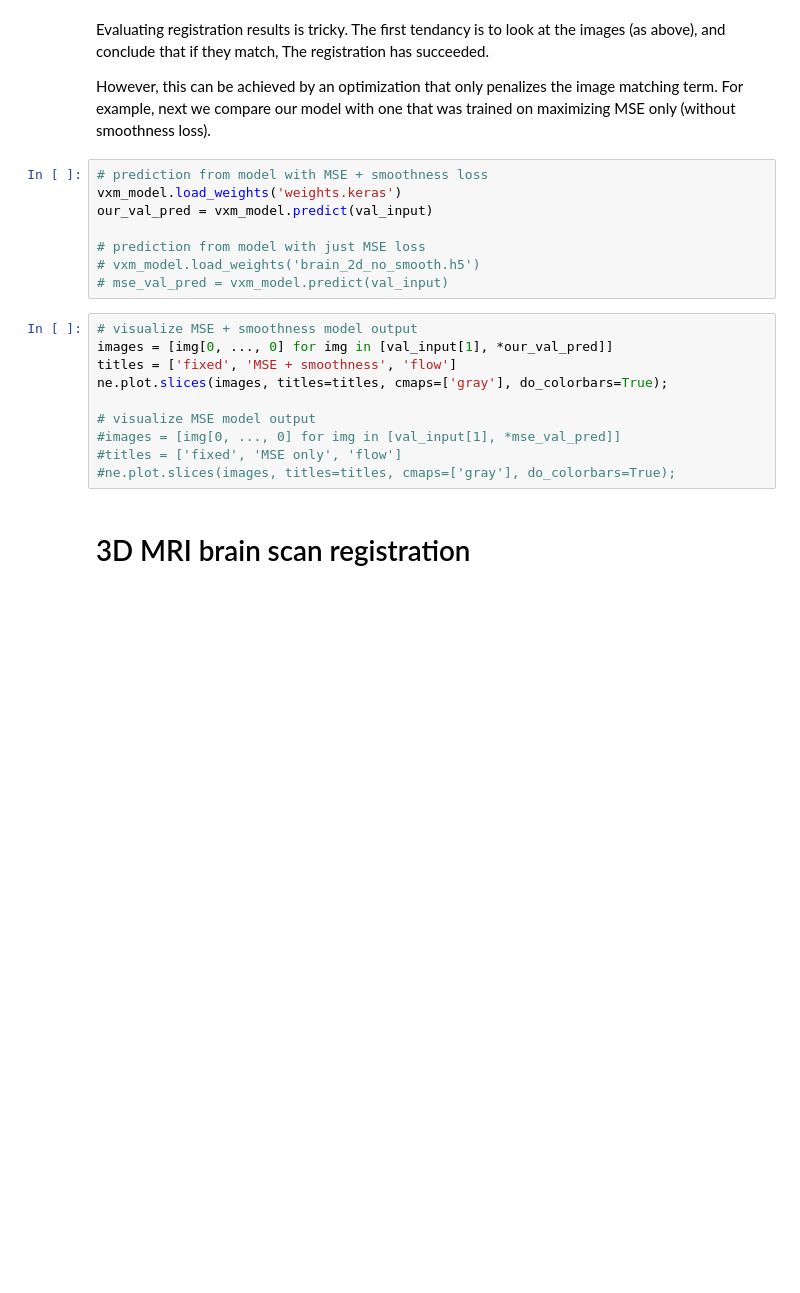
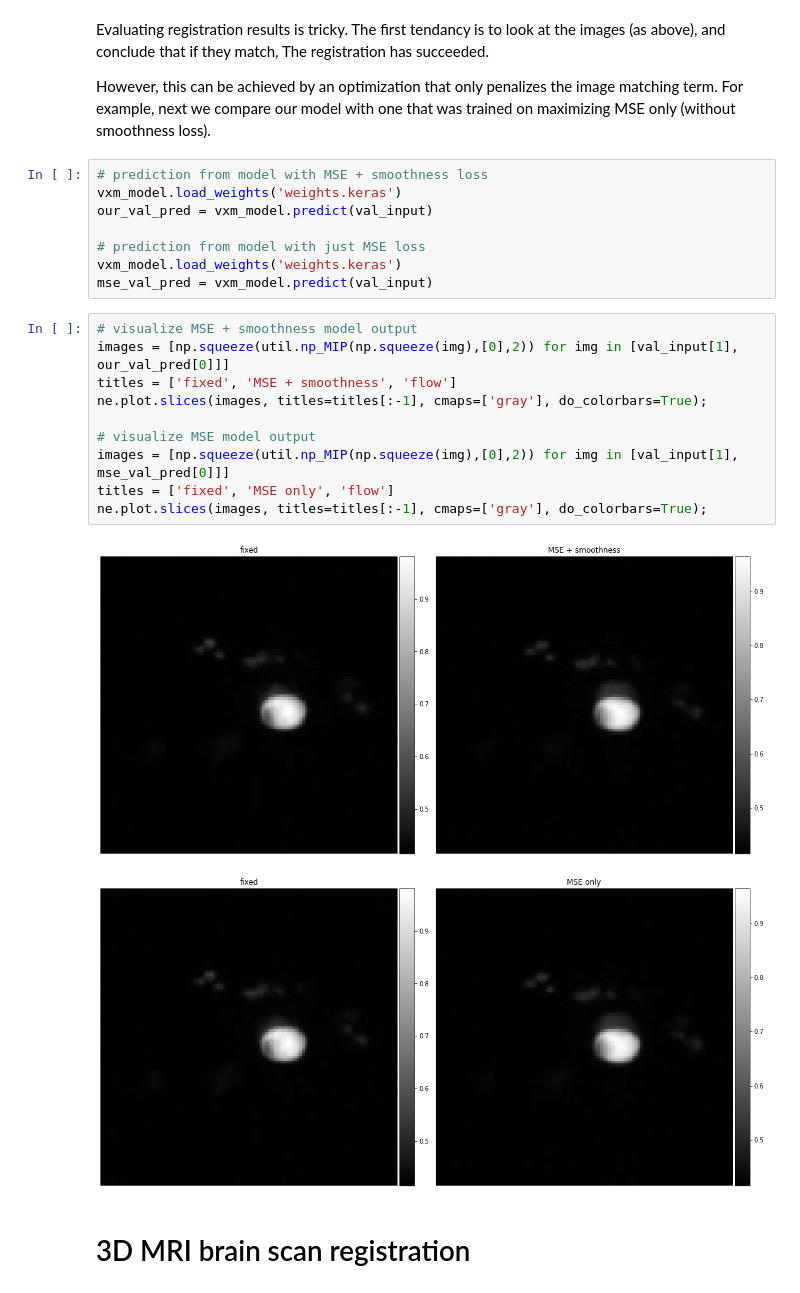
Before and after one commit to madtoinou/voxelmorph, a Jupyter notebook: voxelmorph_project.ipynb, the cells around one changed output. Cells and saved outputs as stored; diff of their text form; blank space fills up the shorter version.

```diff
--- a/voxelmorph_project.ipynb
+++ b/voxelmorph_project.ipynb
@@ -280,18 +211,21 @@ vxm_model.load_weights('weights.keras')
 our_val_pred = vxm_model.predict(val_input)
 
 # prediction from model with just MSE loss
-# vxm_model.load_weights('brain_2d_no_smooth.h5')
-# mse_val_pred = vxm_model.predict(val_input)
+vxm_model.load_weights('weights.keras')
+mse_val_pred = vxm_model.predict(val_input)
 # %%
 # visualize MSE + smoothness model output
-images = [img[0, ..., 0] for img in [val_input[1], *our_val_pred]]
+images = [np.squeeze(util.np_MIP(np.squeeze(img),[0],2)) for img in [val_input[1], our_val_pred[0]]]
 titles = ['fixed', 'MSE + smoothness', 'flow']
-ne.plot.slices(images, titles=titles, cmaps=['gray'], do_colorbars=True);
+ne.plot.slices(images, titles=titles[:-1], cmaps=['gray'], do_colorbars=True);
 
 # visualize MSE model output
-#images = [img[0, ..., 0] for img in [val_input[1], *mse_val_pred]]
-#titles = ['fixed', 'MSE only', 'flow']
-#ne.plot.slices(images, titles=titles, cmaps=['gray'], do_colorbars=True);
+images = [np.squeeze(util.np_MIP(np.squeeze(img),[0],2)) for img in [val_input[1], mse_val_pred[0]]]
+titles = ['fixed', 'MSE only', 'flow']
+ne.plot.slices(images, titles=titles[:-1], cmaps=['gray'], do_colorbars=True);
+# %% [output]
+[figure, added]
+[figure, added]
 # %% [markdown]
 # 3D MRI brain scan registration
 # %% [markdown]
```
Also changed, not shown: parts of 34 cells of this notebook, 2 other files.
